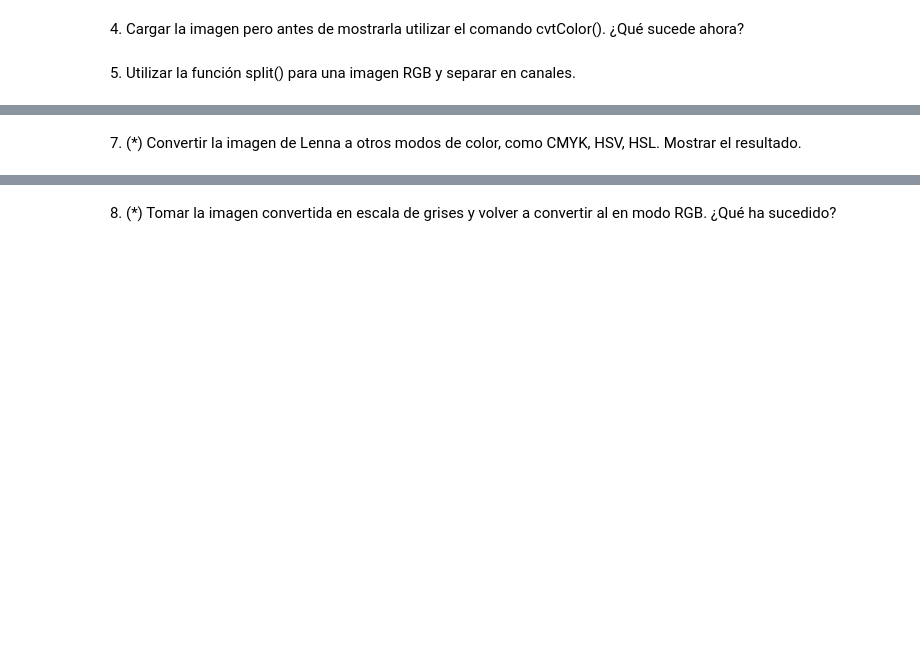
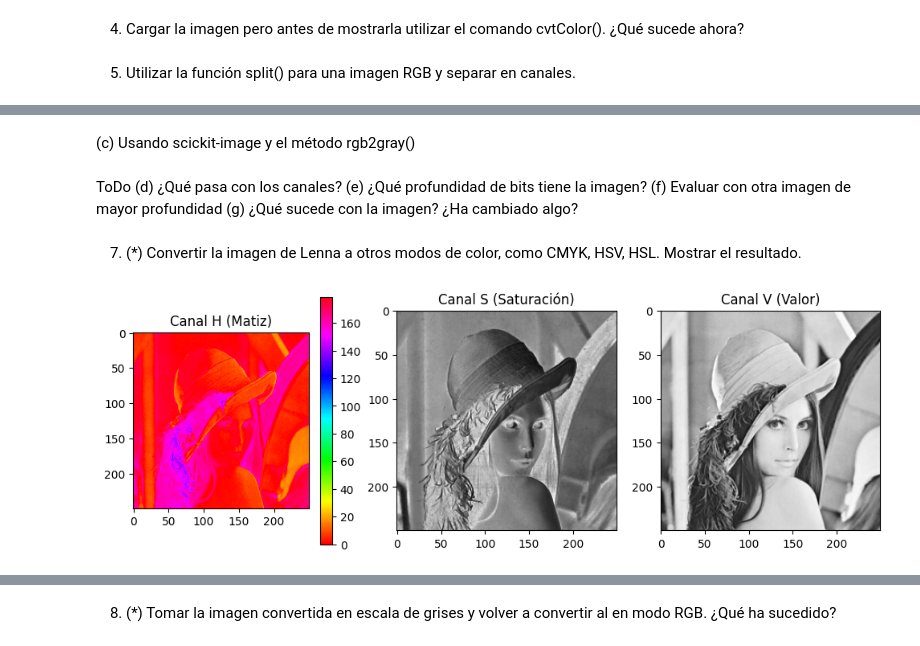
Before and after one commit to Yeu07/Image-Processing, a Jupyter notebook: TP1/TP1.ipynb, the cells around one changed output, grey strips where cells are left out. Cells and saved outputs as stored; diff of their text form; code cells hidden in the pictures; blank space fills up the shorter version.

```diff
--- a/TP1/TP1.ipynb
+++ b/TP1/TP1.ipynb
@@ -17,4 +83,6 @@ mostrados con respecto a la imagen original?
 # %% [markdown]
 5. Utilizar la función split() para una imagen RGB y separar en canales.
+# %%
+b, g, r = image_manager.split_image(butterfly_image)
 # %% [markdown]
 6. (*) La conversión de una imagen de color a escala de grises se puede hacer de varias formas. El ejercicio consiste en convertir la imagen de Lenna color a escala de grises utilizando diferentes métodos.
@@ -27,0 +131,2 @@ mostrados con respecto a la imagen original?
+# %% [markdown]
+(c) Usando scickit-image y el método rgb2gray()
@@ -28,3 +137,38 @@ mostrados con respecto a la imagen original?
+# %% [markdown]
+ToDo
+(d) ¿Qué pasa con los canales?
+(e) ¿Qué profundidad de bits tiene la imagen?
+(f) Evaluar con otra imagen de mayor profundidad
+(g) ¿Qué sucede con la imagen? ¿Ha cambiado algo?
 # %% [markdown]
 7. (*) Convertir la imagen de Lenna a otros modos de color, como CMYK, HSV, HSL. Mostrar el
 resultado.
+# %%
+# A HSV
+lenna_HSV = image_conversor.cv2_color_conversor(lenna_image,cv2.COLOR_BGR2HSV)
+
+# Separar canales HSV
+h, s, v = image_manager.split_image(lenna_HSV)
+
+# Mostrar canales
+plt.figure(figsize=(12, 4))
+
+plt.subplot(1, 3, 1)
+plt.imshow(h, cmap='hsv')  # Mapa de color para el matiz (Hue)
+plt.title("Canal H (Matiz)")
+plt.colorbar()
+
+plt.subplot(1, 3, 2)
+plt.imshow(s, cmap='gray')  # Saturación en escala de grises
+plt.title("Canal S (Saturación)")
+
+plt.subplot(1, 3, 3)
+plt.imshow(v, cmap='gray')  # Valor (brillo) en escala de grises
+plt.title("Canal V (Valor)")
+
+plt.show()
+
+#image_manager.show_image_cv2(lenna_HSV)
+#image_manager.show_image_matplotlib(lenna_HSV)
+# %% [output]
+[figure, added]
```
Also changed, not shown: parts of 17 cells of this notebook.
